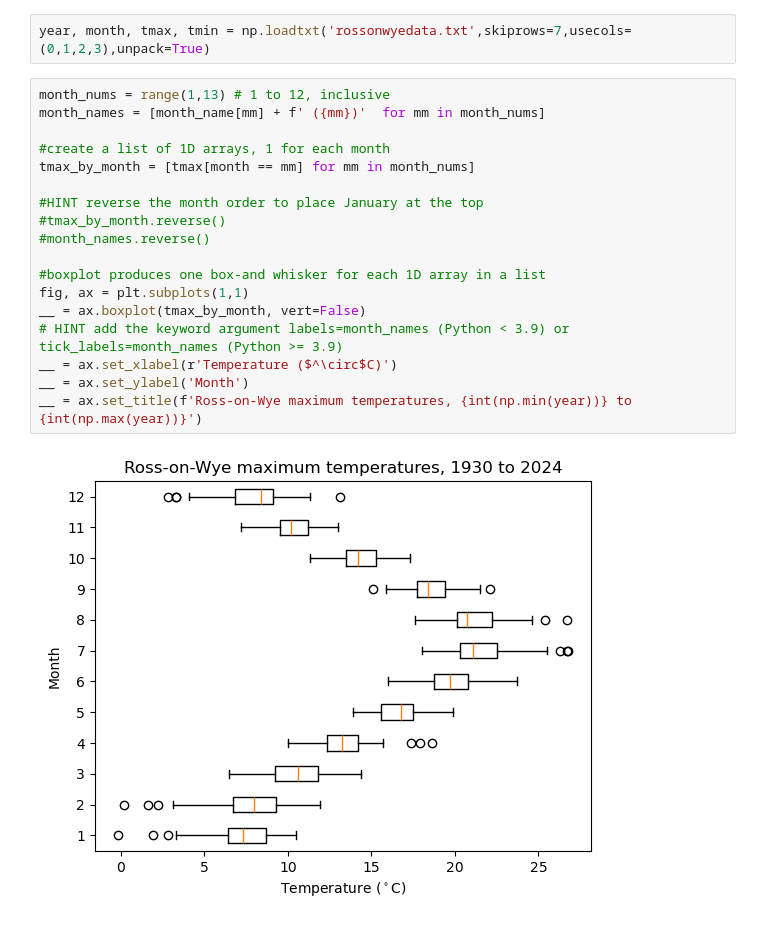
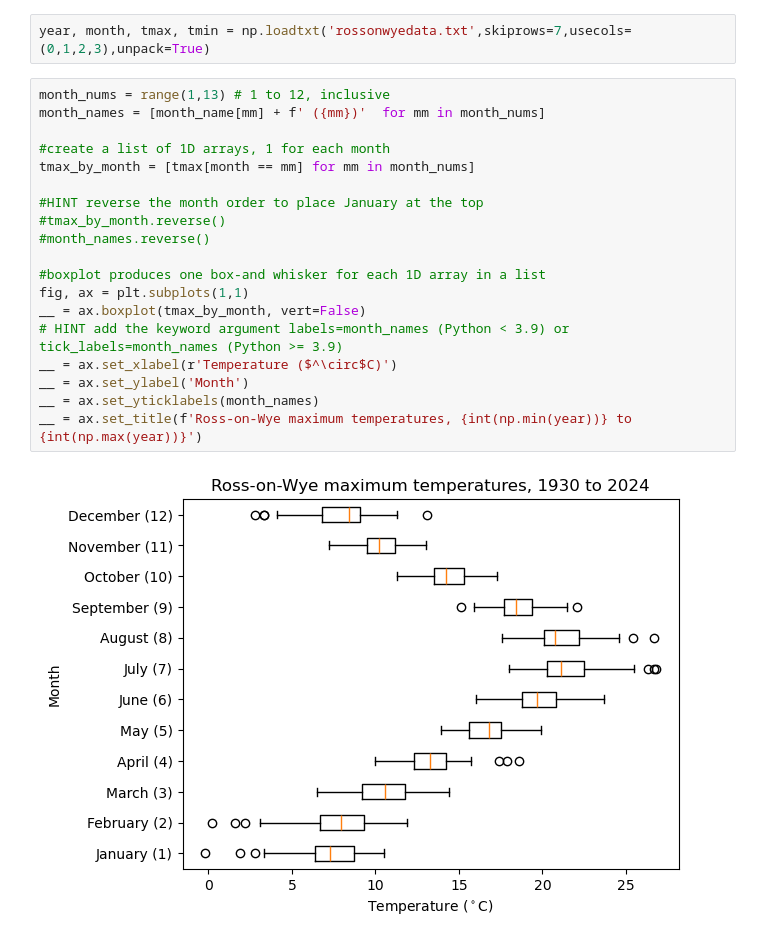
Before and after one commit to ghughesgeog/uob_geogm0054, a Jupyter notebook: my_notebook.ipynb, the cells around one changed output. Drawn from its saved outputs; the diff is of its cells as text.

Commit message:
use month names for boxplot tick labels

```diff
--- a/my_notebook.ipynb
+++ b/my_notebook.ipynb
@@ -7,20 +7,21 @@ year, month, tmax, tmin = np.loadtxt('rossonwyedata.txt',skiprows=7,usecols=(0,1
 # %%
 month_nums = range(1,13) # 1 to 12, inclusive
 month_names = [month_name[mm] + f' ({mm})'  for mm in month_nums]
 
 #create a list of 1D arrays, 1 for each month
 tmax_by_month = [tmax[month == mm] for mm in month_nums]
 
 #HINT reverse the month order to place January at the top
 #tmax_by_month.reverse()
 #month_names.reverse()
 
 #boxplot produces one box-and whisker for each 1D array in a list
 fig, ax = plt.subplots(1,1)
 __ = ax.boxplot(tmax_by_month, vert=False)
 # HINT add the keyword argument labels=month_names (Python < 3.9) or tick_labels=month_names (Python >= 3.9)
 __ = ax.set_xlabel(r'Temperature ($^\circ$C)')
 __ = ax.set_ylabel('Month')
+__ = ax.set_yticklabels(month_names)
 __ = ax.set_title(f'Ross-on-Wye maximum temperatures, {int(np.min(year))} to {int(np.max(year))}')
 # %% [output]
-[figure, old version]
+[figure, new version]
```
